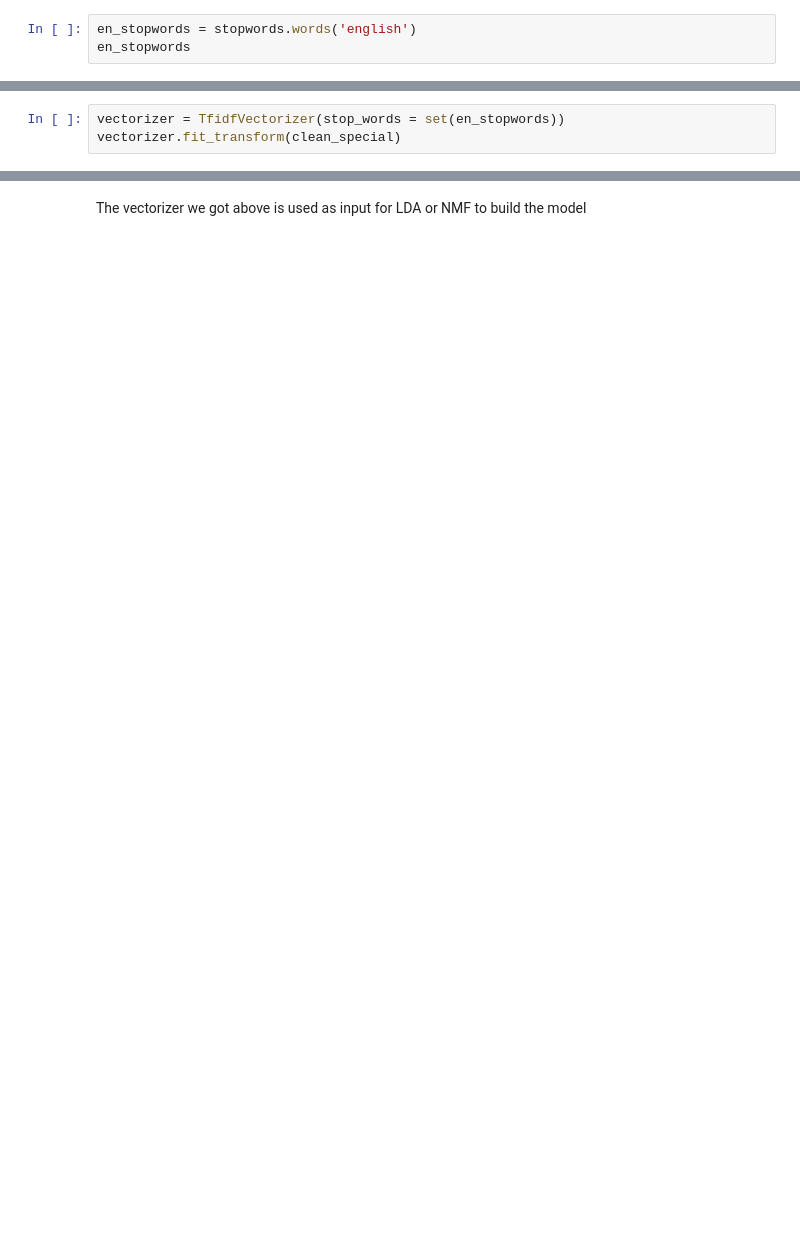
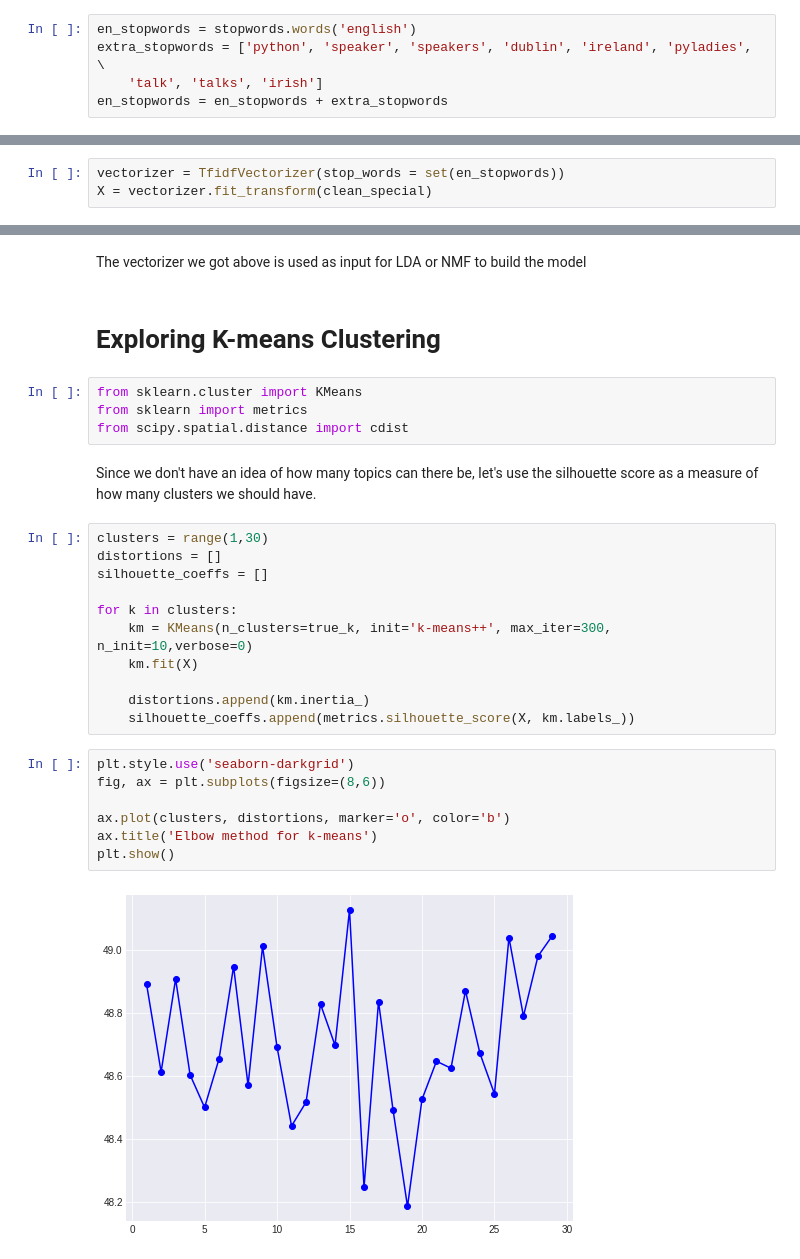
Before and after one commit to amaralcs/meetup_eda, a Jupyter notebook: event_categorisation.ipynb, the cells around one changed output, grey strips where cells are left out. Saved outputs shown, nothing was run; the diff lists cells and outputs as text; blank space fills up the shorter version.

Commit message:
Exploring kmeans and LDA

```diff
--- a/event_categorisation.ipynb
+++ b/event_categorisation.ipynb
@@ -123,4 +130,6 @@ clean_special = [remove_special(s).lower() for s in clean_punct]
 ## Tokenizing and removing stop words
 # %%
 en_stopwords = stopwords.words('english')
-en_stopwords
+extra_stopwords = ['python', 'speaker', 'speakers', 'dublin', 'ireland', 'pyladies', \
+    'talk', 'talks', 'irish']
+en_stopwords = en_stopwords + extra_stopwords
@@ -145,3 +140,3 @@ en_stopwords
 # %%
 vectorizer = TfidfVectorizer(stop_words = set(en_stopwords))
-vectorizer.fit_transform(clean_special)
+X = vectorizer.fit_transform(clean_special)
@@ -171,2 +143,30 @@ vectorizer.get_feature_names()
 # %% [markdown]
 The vectorizer we got above is used as input for LDA or NMF to build the model
+# %% [markdown]
+# Exploring K-means Clustering
+# %%
+from sklearn.cluster import KMeans
+from sklearn import metrics
+from scipy.spatial.distance import cdist
+# %% [markdown]
+Since we don't have an idea of how many topics can there be, let's use the silhouette score as a measure of how many clusters we should have.
+# %%
+clusters = range(1,30)
+distortions = []
+silhouette_coeffs = []
+
+for k in clusters:
+    km = KMeans(n_clusters=true_k, init='k-means++', max_iter=300, n_init=10,verbose=0)
+    km.fit(X)
+
+    distortions.append(km.inertia_)
+    silhouette_coeffs.append(metrics.silhouette_score(X, km.labels_))
+# %%
+plt.style.use('seaborn-darkgrid')
+fig, ax = plt.subplots(figsize=(8,6))
+
+ax.plot(clusters, distortions, marker='o', color='b')
+ax.title('Elbow method for k-means')
+plt.show()
+# %% [output]
+[figure, added]
```
Also changed, not shown: parts of 16 cells of this notebook.
